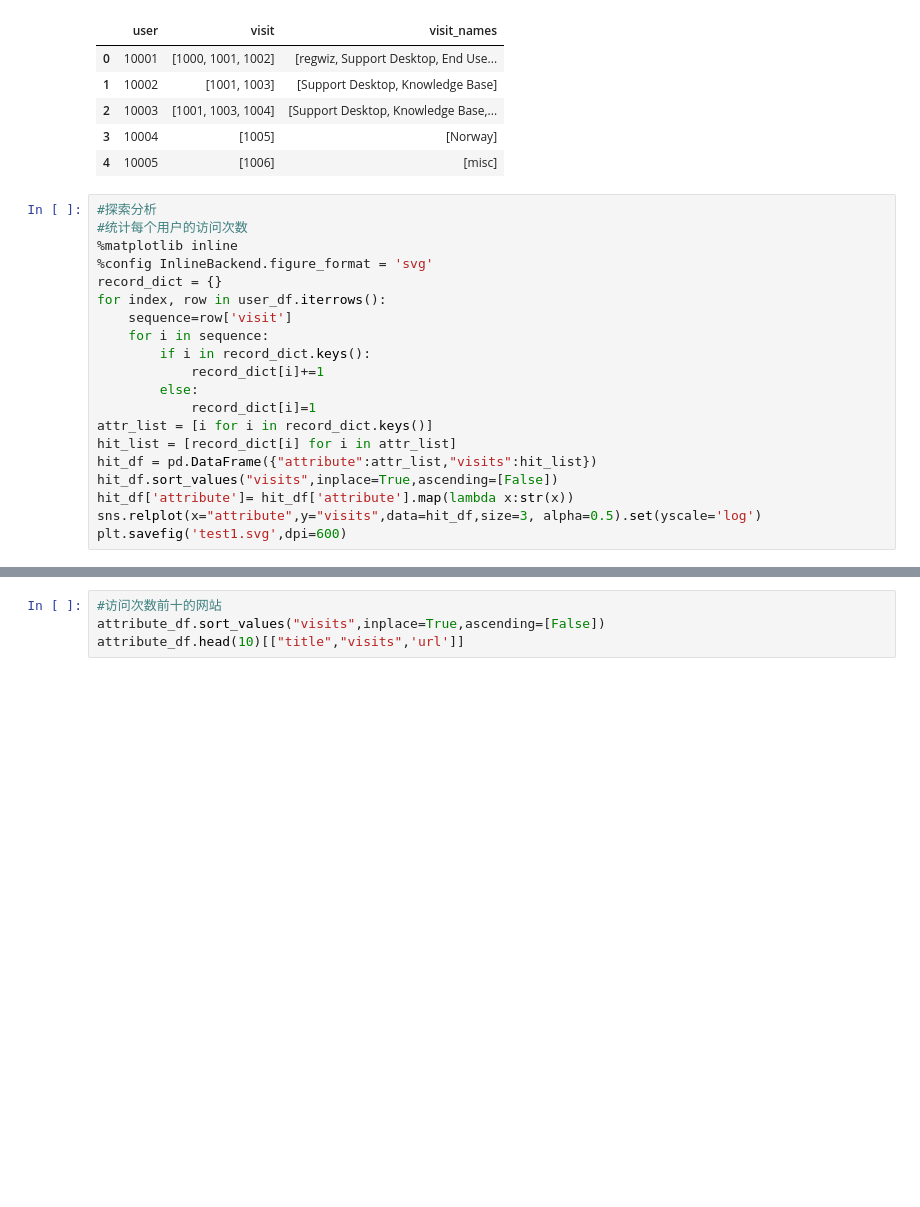
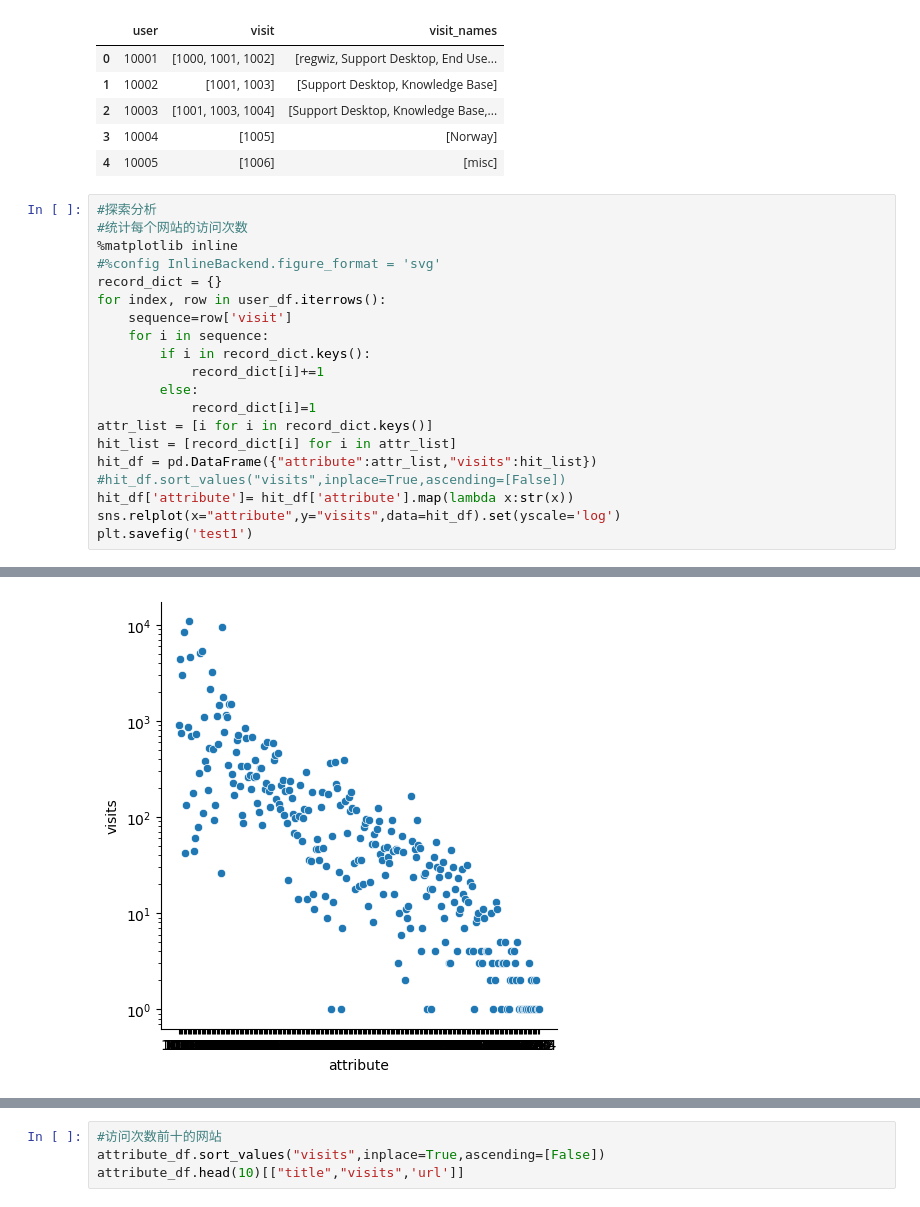
Before and after one commit to fire0027/DM2, a Jupyter notebook: 第二次互评作业.ipynb, the cells around one changed output, grey strips where cells are left out. Drawn from its saved outputs; the diff is of its cells as text; blank space fills up the shorter version.

```diff
--- a/第二次互评作业.ipynb
+++ b/第二次互评作业.ipynb
@@ -47,9 +115,9 @@ user_df.head()
 | 4 | 10005 | [1006] | [misc] |
 # %%
 #探索分析
-#统计每个用户的访问次数
+#统计每个网站的访问次数
 %matplotlib inline
-%config InlineBackend.figure_format = 'svg'
+#%config InlineBackend.figure_format = 'svg'
 record_dict = {}
 for index, row in user_df.iterrows():
     sequence=row['visit']
@@ -61,8 +129,8 @@ for index, row in user_df.iterrows():
 attr_list = [i for i in record_dict.keys()]
 hit_list = [record_dict[i] for i in attr_list]
 hit_df = pd.DataFrame({"attribute":attr_list,"visits":hit_list})
-hit_df.sort_values("visits",inplace=True,ascending=[False])
+#hit_df.sort_values("visits",inplace=True,ascending=[False])
 hit_df['attribute']= hit_df['attribute'].map(lambda x:str(x))
-sns.relplot(x="attribute",y="visits",data=hit_df,size=3, alpha=0.5).set(yscale='log')
-plt.savefig('test1.svg',dpi=600)
+sns.relplot(x="attribute",y="visits",data=hit_df).set(yscale='log')
+plt.savefig('test1')
 # %% [output]
@@ -70,3 +137,4 @@ plt.savefig('test1.svg',dpi=600)
+[figure, added]
 # %%
 #统计每个网站被访问的次数
 hit_df["attribute"] = hit_df["attribute"].map(lambda x:int(x))
```
Also changed, not shown: parts of 3 cells of this notebook.
